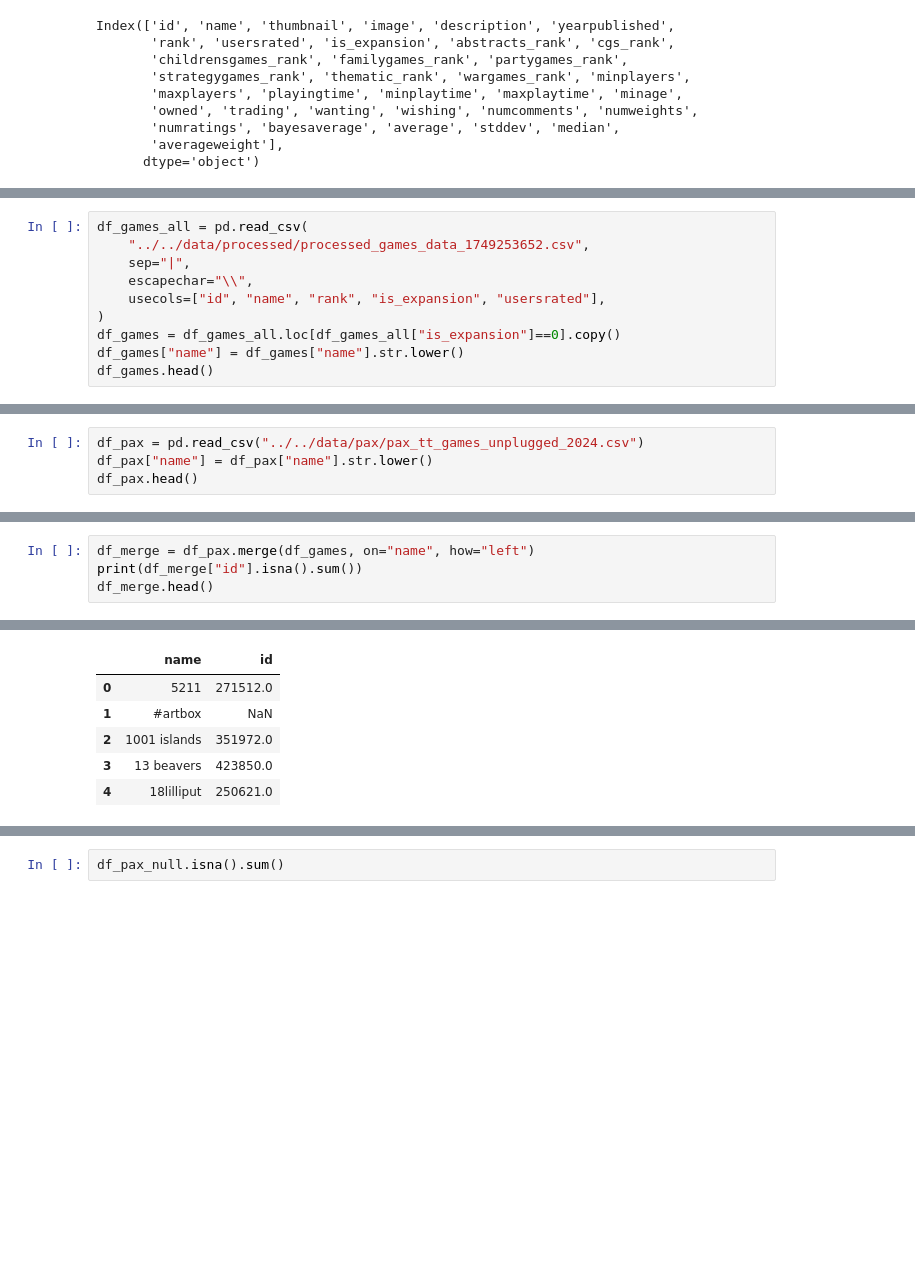
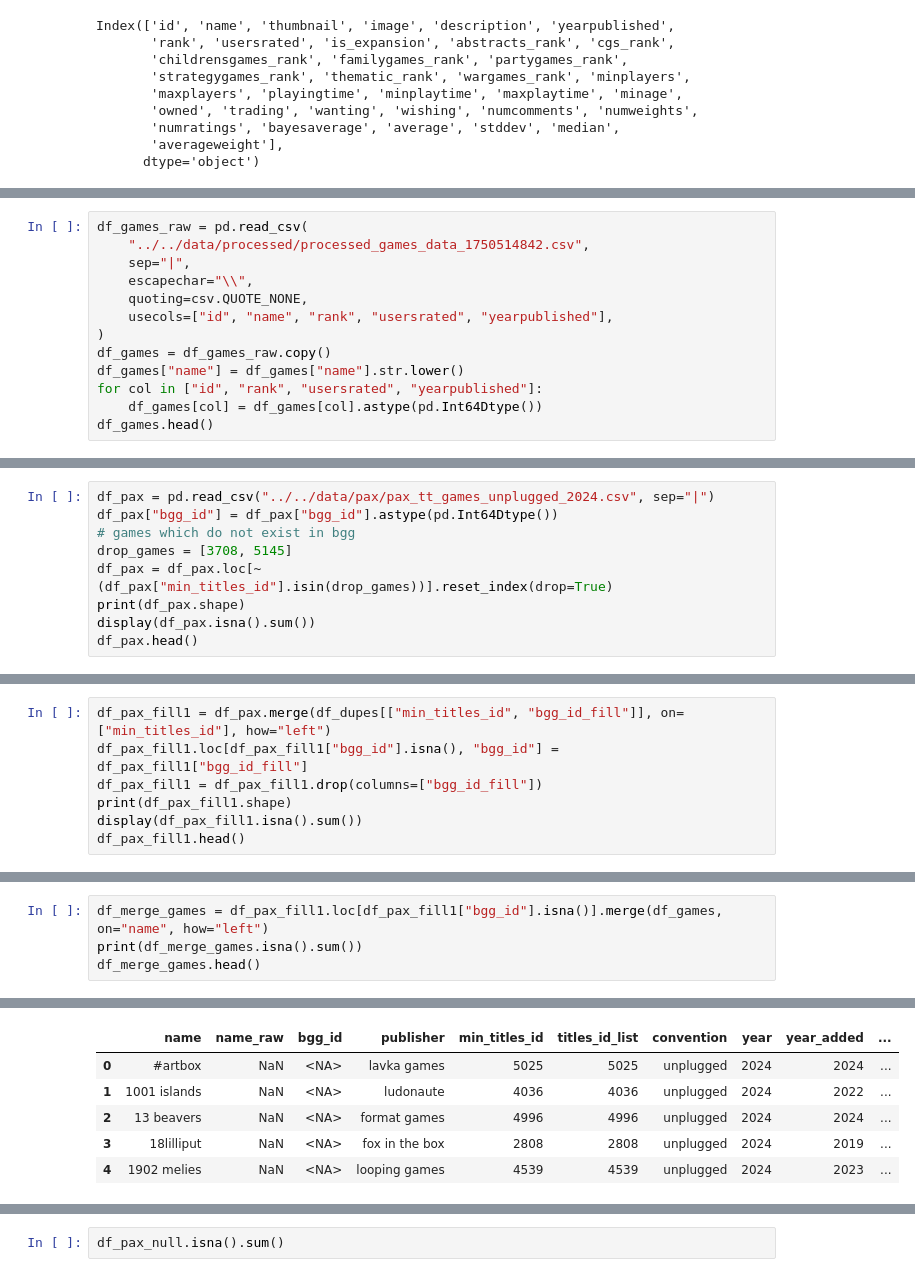
Before and after one commit to MichoelSnow/pax_tt_recommender, a Jupyter notebook: crawler/notebooks/testing.ipynb, the cells around one changed output, grey strips where cells are left out. Cells and saved outputs as stored; diff of their text form; blank space fills up the shorter version.

```diff
--- a/crawler/notebooks/testing.ipynb
+++ b/crawler/notebooks/testing.ipynb
@@ -735,11 +740,14 @@ Index(['id', 'name', 'thumbnail', 'image', 'description', 'yearpublished',
 # %%
-df_games_all = pd.read_csv(
-    "../../data/processed/processed_games_data_1749253652.csv",
+df_games_raw = pd.read_csv(
+    "../../data/processed/processed_games_data_1750514842.csv",
     sep="|",
     escapechar="\\",
-    usecols=["id", "name", "rank", "is_expansion", "usersrated"],
+    quoting=csv.QUOTE_NONE,
+    usecols=["id", "name", "rank", "usersrated", "yearpublished"],
 )
-df_games = df_games_all.loc[df_games_all["is_expansion"]==0].copy()
+df_games = df_games_raw.copy()
 df_games["name"] = df_games["name"].str.lower()
+for col in ["id", "rank", "usersrated", "yearpublished"]:
+    df_games[col] = df_games[col].astype(pd.Int64Dtype())
 df_games.head()
 # %% [output]
@@ -752,5 +760,10 @@ df_games.head()
 # %%
-df_pax = pd.read_csv("../../data/pax/pax_tt_games_unplugged_2024.csv")
-df_pax["name"] = df_pax["name"].str.lower()
+df_pax = pd.read_csv("../../data/pax/pax_tt_games_unplugged_2024.csv", sep="|")
+df_pax["bgg_id"] = df_pax["bgg_id"].astype(pd.Int64Dtype())
+# games which do not exist in bgg
+drop_games = [3708, 5145]
+df_pax = df_pax.loc[~(df_pax["min_titles_id"].isin(drop_games))].reset_index(drop=True)
+print(df_pax.shape)
+display(df_pax.isna().sum())
 df_pax.head()
 # %% [output]
@@ -762,0 +905,7 @@ df_pax.head()
+# %%
+df_pax_fill1 = df_pax.merge(df_dupes[["min_titles_id", "bgg_id_fill"]], on=["min_titles_id"], how="left")
+df_pax_fill1.loc[df_pax_fill1["bgg_id"].isna(), "bgg_id"] = df_pax_fill1["bgg_id_fill"]
+df_pax_fill1 = df_pax_fill1.drop(columns=["bgg_id_fill"])
+print(df_pax_fill1.shape)
+display(df_pax_fill1.isna().sum())
+df_pax_fill1.head()
@@ -763,5 +939,5 @@ df_pax.head()
 # %%
-df_merge = df_pax.merge(df_games, on="name", how="left")
-print(df_merge["id"].isna().sum())
-df_merge.head()
+df_merge_games = df_pax_fill1.loc[df_pax_fill1["bgg_id"].isna()].merge(df_games, on="name", how="left")
+print(df_merge_games.isna().sum())
+df_merge_games.head()
 # %% [output]
@@ -769,6 +959,6 @@ df_merge.head()
-|  | name | id |
-| 0 | 5211 | 271512.0 |
-| 1 | #artbox | NaN |
-| 2 | 1001 islands | 351972.0 |
-| 3 | 13 beavers | 423850.0 |
-| 4 | 18lilliput | 250621.0 |
+|  | name | name_raw | bgg_id | publisher | min_titles_id | titles_id_list | convention | year | year_added | ... |
+| 0 | #artbox | NaN | <NA> | lavka games | 5025 | 5025 | unplugged | 2024 | 2024 | ... |
+| 1 | 1001 islands | NaN | <NA> | ludonaute | 4036 | 4036 | unplugged | 2024 | 2022 | ... |
+| 2 | 13 beavers | NaN | <NA> | format games | 4996 | 4996 | unplugged | 2024 | 2024 | ... |
+| 3 | 18lilliput | NaN | <NA> | fox in the box | 2808 | 2808 | unplugged | 2024 | 2019 | ... |
+| 4 | 1902 melies | NaN | <NA> | looping games | 4539 | 4539 | unplugged | 2024 | 2023 | ... |
```
Also changed, not shown: parts of 43 cells of this notebook, 8 other files.
